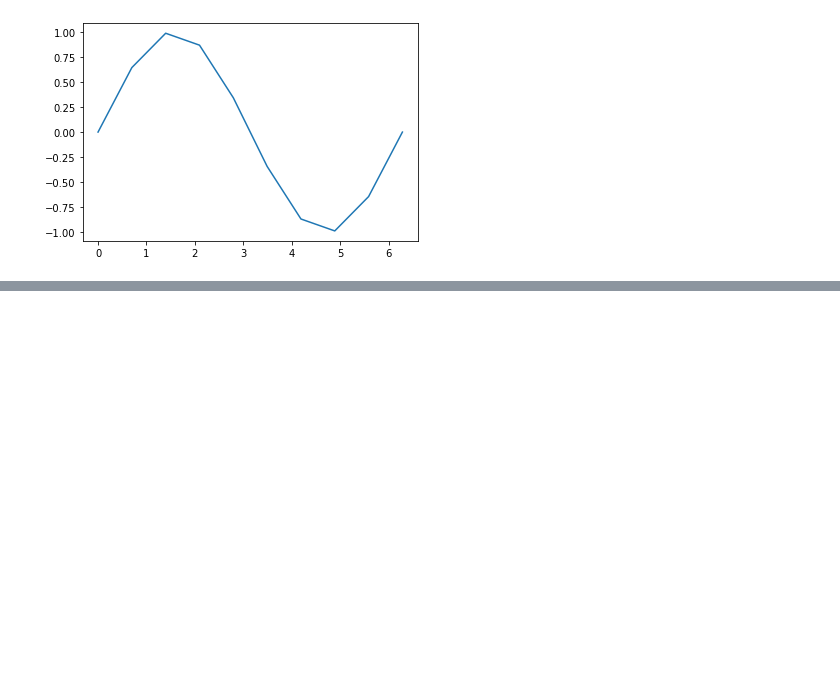
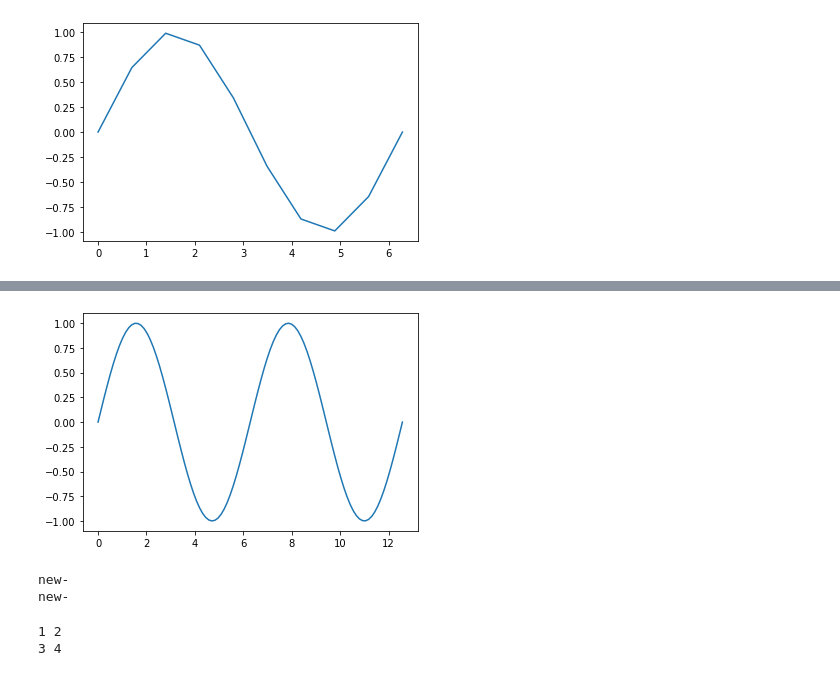
Before and after one commit to gksalsdn124/knu_bdna_2022, a Jupyter notebook: 한민우2강3강.ipynb, the cells around one changed output, grey strips where cells are left out. Saved outputs shown, nothing was run; the diff lists cells and outputs as text; code cells hidden in the pictures; blank space fills up the shorter version.

```diff
--- a/한민우2강3강.ipynb
+++ b/한민우2강3강.ipynb
@@ -477,0 +510,48 @@ g1.plot()
+# %%
+class cos_graph:
+  def setting(self,st,ed,n):
+    self.st=st
+    self.ed=ed
+    self.n=n
+  def generate_x_y(self):
+    self.x=[]
+    self.y=[]
+    self.dx=(self.ed-self.st)/(self.n-1)
+    for i in range(self.n):
+      x_=self.st+self.dx*i
+      self.x.append(x_)
+      self.y.append(math.sin(x_))
+  def plot(self):
+    plt.plot(self.x,self.y)
+    plt.show()
+
+g3=cos_graph()
+g3.setting(0,4*math.pi,100)
+g3.generate_x_y()
+g3.plot()
+# %% [output]
+[figure, added]
+# %%
+class Const:
+  def __init__(self):
+    print("new-")
+
+o1=Const()
+o2=Const()
+# %% [output]
+new-
+new-
+# %%
+class Const:
+  def __init__(self,n1,n2):
+    self.n1 = n1
+    self.n2 = n2
+  def show_data(self):
+    print(self.n1,self.n2)
+o1 = Const(1,2)
+o2 = Const(3,4)
+o1.show_data()
+o2.show_data()
+# %% [output]
+1 2
+3 4
```
Also changed, not shown: parts of 8 cells of this notebook.
